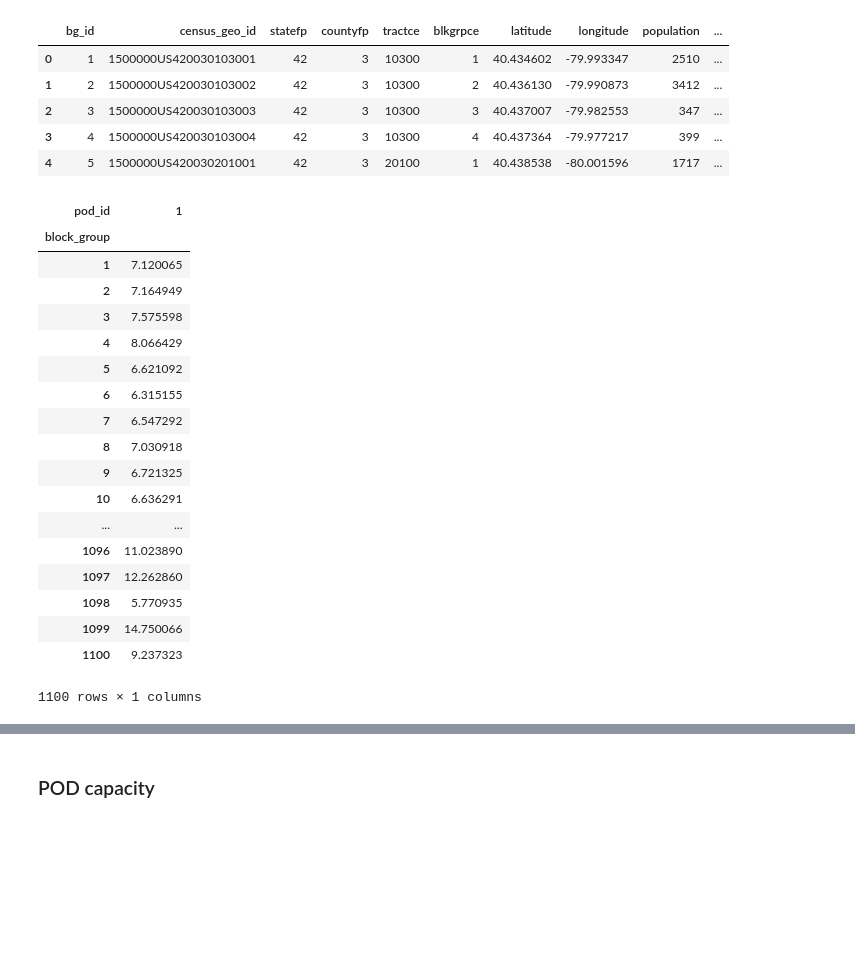
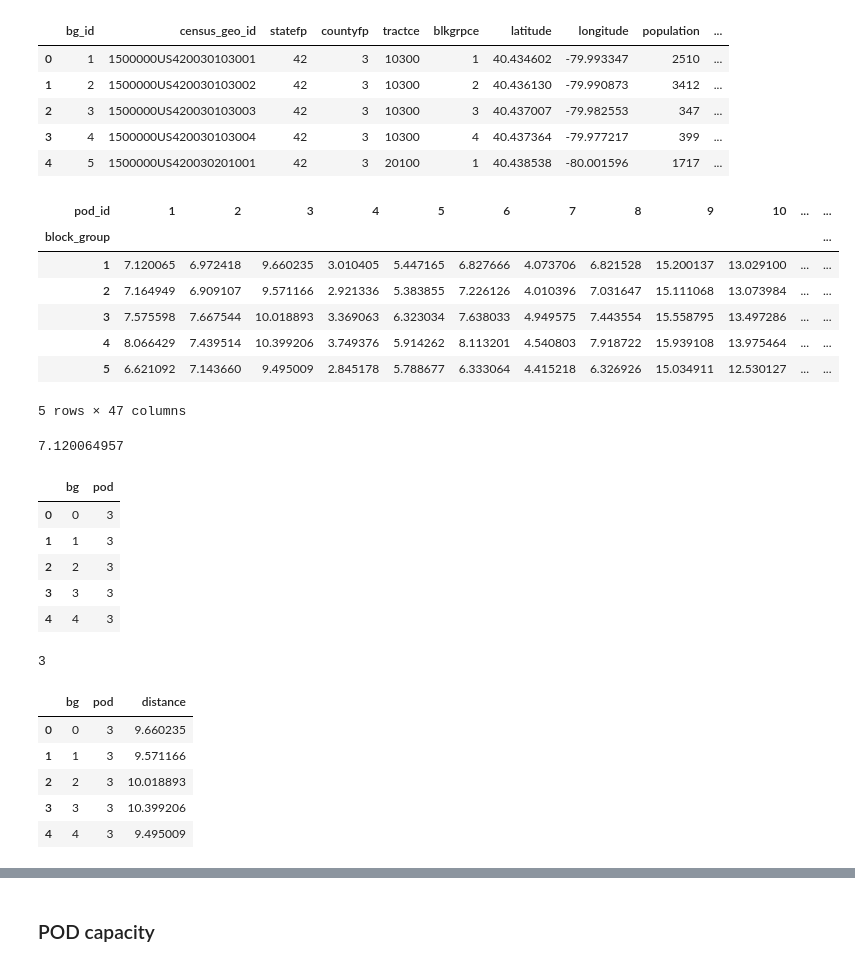
Before and after one commit to espeigle36/points-of-dispense, a Jupyter notebook: Analysis.ipynb, the cells around one changed output, grey strips where cells are left out. Saved outputs shown, nothing was run; the diff lists cells and outputs as text; code cells hidden in the pictures; blank space fills up the shorter version.

```diff
--- a/Analysis.ipynb
+++ b/Analysis.ipynb
@@ -171,26 +171,55 @@ pods.head()
 | 2 | 3 | 1500000US420030103003 | 42 | 3 | 10300 | 3 | 40.437007 | -79.982553 | 347 | ... |
 | 3 | 4 | 1500000US420030103004 | 42 | 3 | 10300 | 4 | 40.437364 | -79.977217 | 399 | ... |
 | 4 | 5 | 1500000US420030201001 | 42 | 3 | 20100 | 1 | 40.438538 | -80.001596 | 1717 | ... |
+# %%
+dist_miles.head()
+# %% [output]
+| pod_id | 1 | 2 | 3 | 4 | 5 | 6 | 7 | 8 | 9 | 10 | ... | ... |
+| block_group |  |  |  |  |  |  |  |  |  |  |  | ... |
+| 1 | 7.120065 | 6.972418 | 9.660235 | 3.010405 | 5.447165 | 6.827666 | 4.073706 | 6.821528 | 15.200137 | 13.029100 | ... | ... |
+| 2 | 7.164949 | 6.909107 | 9.571166 | 2.921336 | 5.383855 | 7.226126 | 4.010396 | 7.031647 | 15.111068 | 13.073984 | ... | ... |
+| 3 | 7.575598 | 7.667544 | 10.018893 | 3.369063 | 6.323034 | 7.638033 | 4.949575 | 7.443554 | 15.558795 | 13.497286 | ... | ... |
+| 4 | 8.066429 | 7.439514 | 10.399206 | 3.749376 | 5.914262 | 8.113201 | 4.540803 | 7.918722 | 15.939108 | 13.975464 | ... | ... |
+| 5 | 6.621092 | 7.143660 | 9.495009 | 2.845178 | 5.788677 | 6.333064 | 4.415218 | 6.326926 | 15.034911 | 12.530127 | ... | ... |
+5 rows × 47 columns
 # %%
 type(dist_miles)
-dist_miles[[1]]
+
+
+dist_miles.iloc[0,0]
 # %% [output]
-| pod_id | 1 |
-| block_group |  |
-| 1 | 7.120065 |
-| 2 | 7.164949 |
-| 3 | 7.575598 |
-| 4 | 8.066429 |
-| 5 | 6.621092 |
-| 6 | 6.315155 |
-| 7 | 6.547292 |
-| 8 | 7.030918 |
-| 9 | 6.721325 |
-| 10 | 6.636291 |
-| ... | ... |
-| 1096 | 11.023890 |
-| 1097 | 12.262860 |
-| 1098 | 5.770935 |
-| 1099 | 14.750066 |
-| 1100 | 9.237323 |
-1100 rows × 1 columns
+7.120064957
+# %%
+pods_open = pd.DataFrame(pods_total[num_pods_open])
+pods_open.columns = ["bg","pod"]
+pods_open.head()
+# %% [output]
+|  | bg | pod |
+| 0 | 0 | 3 |
+| 1 | 1 | 3 |
+| 2 | 2 | 3 |
+| 3 | 3 | 3 |
+| 4 | 4 | 3 |
+# %%
+pods_open.iloc[0,1]
+# %% [output]
+3
+# %%
+bg_pod_dist = []
+
+for i in np.arange(0,len(pods_open)):
+    bg_pod_dist.append(dist_miles.iloc[pods_open.iloc[i,0],(pods_open.iloc[i,1]-1)])
+
+bg_pod_dist = pd.merge(pods_open,
+                pd.DataFrame(bg_pod_dist),
+                left_index=True,
+                right_index=True)
+
+bg_pod_dist.columns = ["bg","pod","distance"]
+# %% [output]
+|  | bg | pod | distance |
+| 0 | 0 | 3 | 9.660235 |
+| 1 | 1 | 3 | 9.571166 |
+| 2 | 2 | 3 | 10.018893 |
+| 3 | 3 | 3 | 10.399206 |
+| 4 | 4 | 3 | 9.495009 |
```
Also changed, not shown: parts of 5 cells of this notebook.
